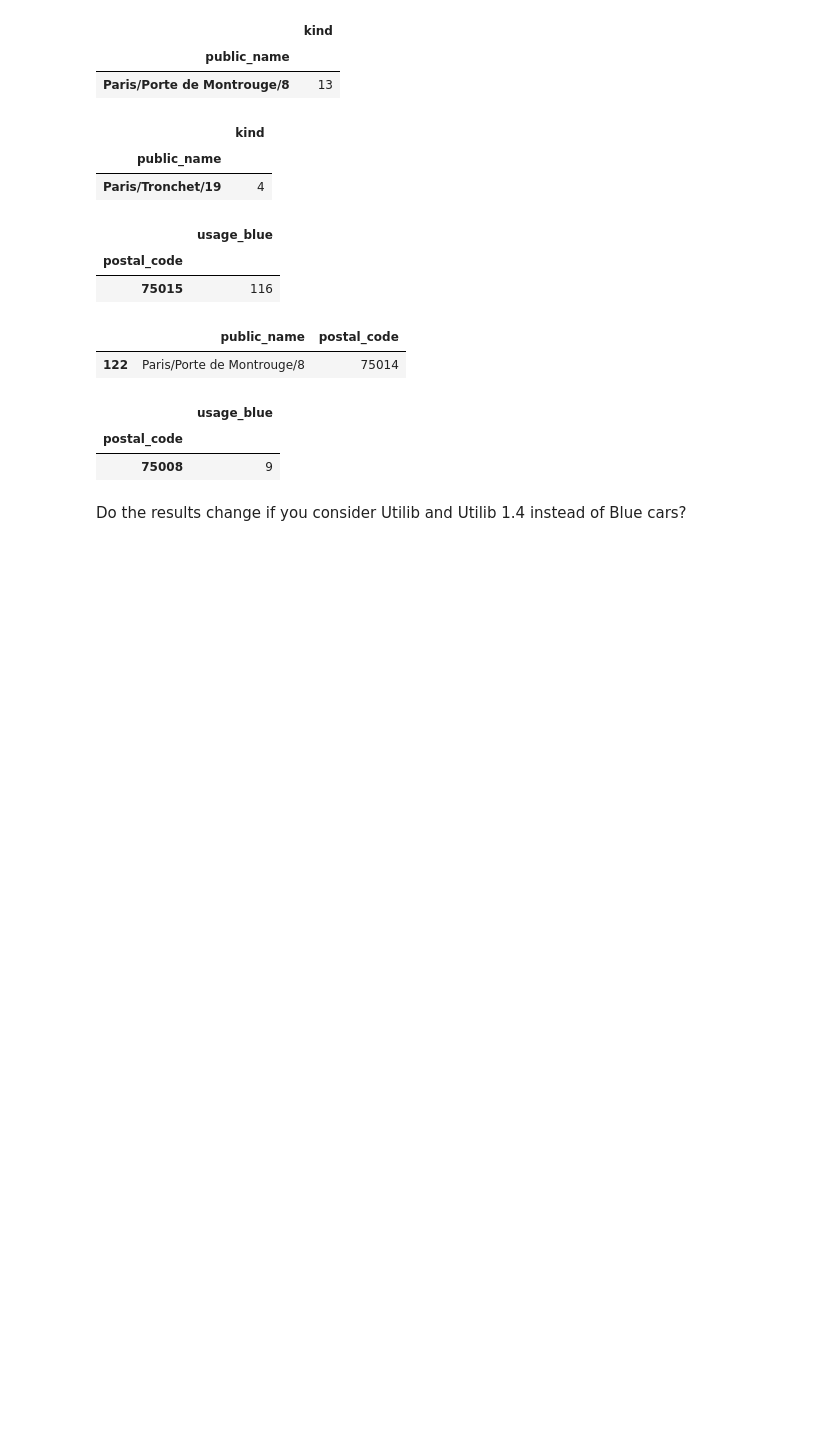
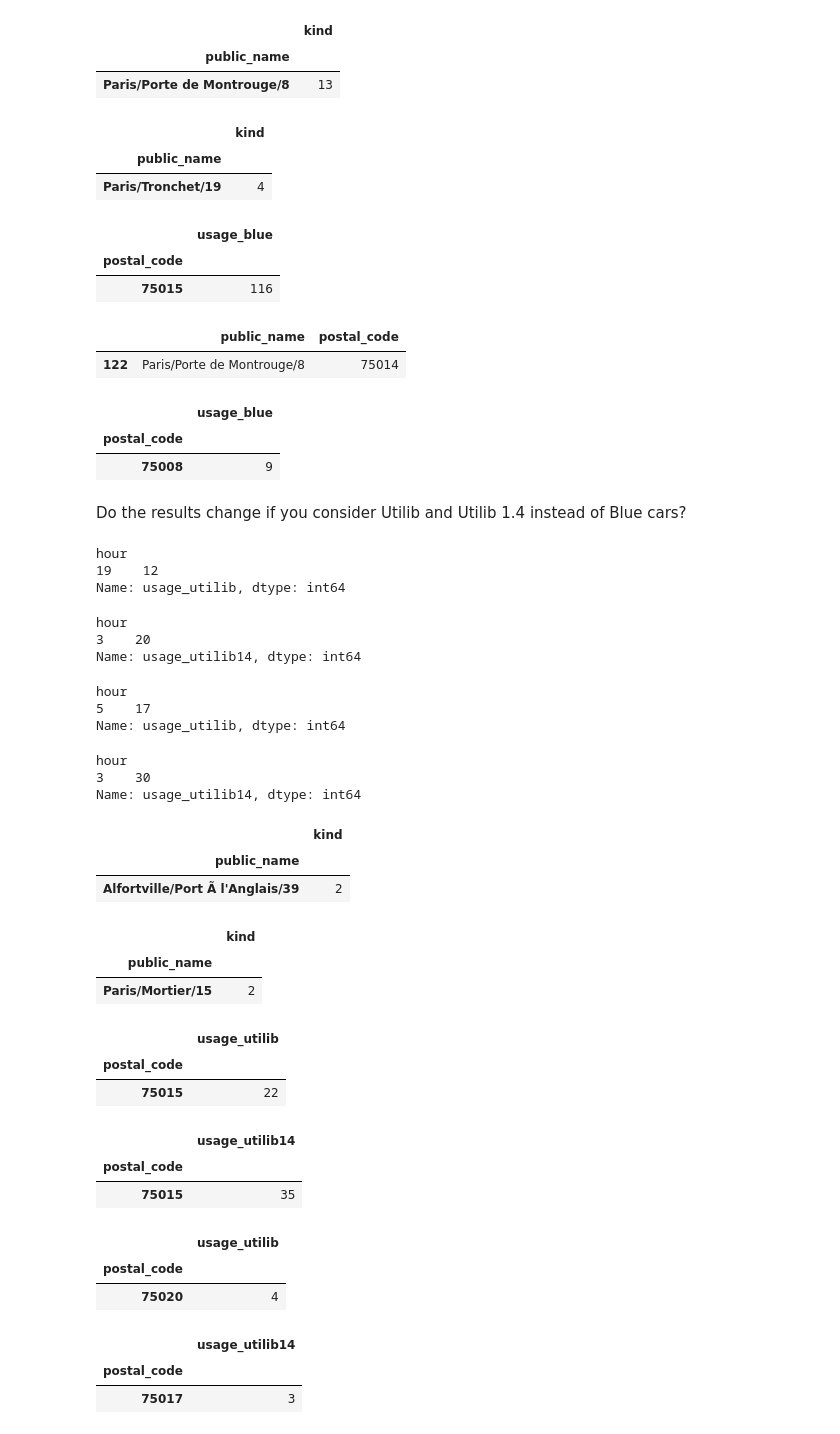
Before and after one commit to amishali/Electric-car, a Jupyter notebook: python_wk4.ipynb, the cells around one changed output. Drawn from its saved outputs; the diff is of its cells as text; code cells hidden in the pictures; blank space fills up the shorter version.

```diff
--- a/python_wk4.ipynb
+++ b/python_wk4.ipynb
@@ -456,3 +468,76 @@ df[(df.usage_blue < 0) & (df.hour == 21)].groupby('postal_code').count()[['usage
 | 75008 | 9 |
 # %% [markdown]
 Do the results change if you consider Utilib and Utilib 1.4 instead of Blue cars?
+# %%
+#Identify the most popular hour of the day for picking up a shared electric car (utilib) in the city of Paris over the month of April 201
+df[(df.city == 'Paris') &  (df.usage_utilib < 0)].groupby('hour' ,)['usage_utilib'].count().sort_values(ascending = False).head(1)
+# %% [output]
+hour
+19    12
+Name: usage_utilib, dtype: int64
+# %%
+#Identify the most popular hour of the day for picking up a shared electric car (utilib 1.4 ) in the city of Paris over the month of April 201
+df[(df.city == 'Paris') &  (df.usage_utilib14 <  0)].groupby('hour' ,)['usage_utilib14'].count().sort_values(ascending = False).head(1)
+# %% [output]
+hour
+3    20
+Name: usage_utilib14, dtype: int64
+# %%
+#What is the most popular hour for returning cars?(utilib)
+df[df.usage_utilib > 0].groupby('hour')['usage_utilib'].count().sort_values(ascending = False).head(1)
+# %% [output]
+hour
+5    17
+Name: usage_utilib, dtype: int64
+# %%
+#what is the most popular hour for returning car(utilib 14)
+df[df.usage_utilib14 > 0].groupby('hour')['usage_utilib14'].count().sort_values(ascending = False).head(1)
+# %% [output]
+hour
+3    30
+Name: usage_utilib14, dtype: int64
+# %%
+#most popular station at the most picking hour (utilib)
+
+
+df[(df.kind == 'STATION') & (df.hour == 19)  &  (df.status == 'ok')].groupby('public_name').count()[['kind']].sort_values(by = 'kind', ascending = False).head(1)
+# %% [output]
+|  | kind |
+| public_name |  |
+| Alfortville/Port Ã l'Anglais/39 | 2 |
+# %%
+#most popular station at the most picking hour (utilib 1.4)
+df[(df.kind == 'STATION') & (df.hour == 3)  &  (df.status == 'ok')].groupby('public_name').count()[['kind']].sort_values(by = 'kind', ascending = False).head(1)
+# %% [output]
+|  | kind |
+| public_name |  |
+| Paris/Mortier/15 | 2 |
+# %%
+#What postal code is the most popular for picking up utilib? Does the most popular station belong to that postal code?
+#Overall?
+df[df.usage_utilib < 0].groupby('postal_code').count()[['usage_utilib']].sort_values(by = 'usage_utilib', ascending = False).head(1)
+# %% [output]
+|  | usage_utilib |
+| postal_code |  |
+| 75015 | 22 |
+# %%
+#What postal code is the most popular for picking up utilib 1.4? Does the most popular station belong to that postal code?
+df[df.usage_utilib14< 0].groupby('postal_code').count()[['usage_utilib14']].sort_values(by = 'usage_utilib14', ascending = False).head(1)
+# %% [output]
+|  | usage_utilib14 |
+| postal_code |  |
+| 75015 | 35 |
+# %%
+#what postal code is most popular At the most popular picking hour?(utilib)
+df[(df.usage_utilib < 0) & (df.hour == 19)].groupby('postal_code').count()[['usage_utilib']].sort_values(by = 'usage_utilib', ascending = False).head(1)
+# %% [output]
+|  | usage_utilib |
+| postal_code |  |
+| 75020 | 4 |
+# %%
+#what postal code is most popular At the most popular picking hour?(utilib 1.4)
+df[(df.usage_utilib14 < 0) & (df.hour == 3)].groupby('postal_code').count()[['usage_utilib14']].sort_values(by = 'usage_utilib14', ascending = False).head(1)
+# %% [output]
+|  | usage_utilib14 |
+| postal_code |  |
+| 75017 | 3 |
```
Also changed, not shown: parts of 3 cells of this notebook.
